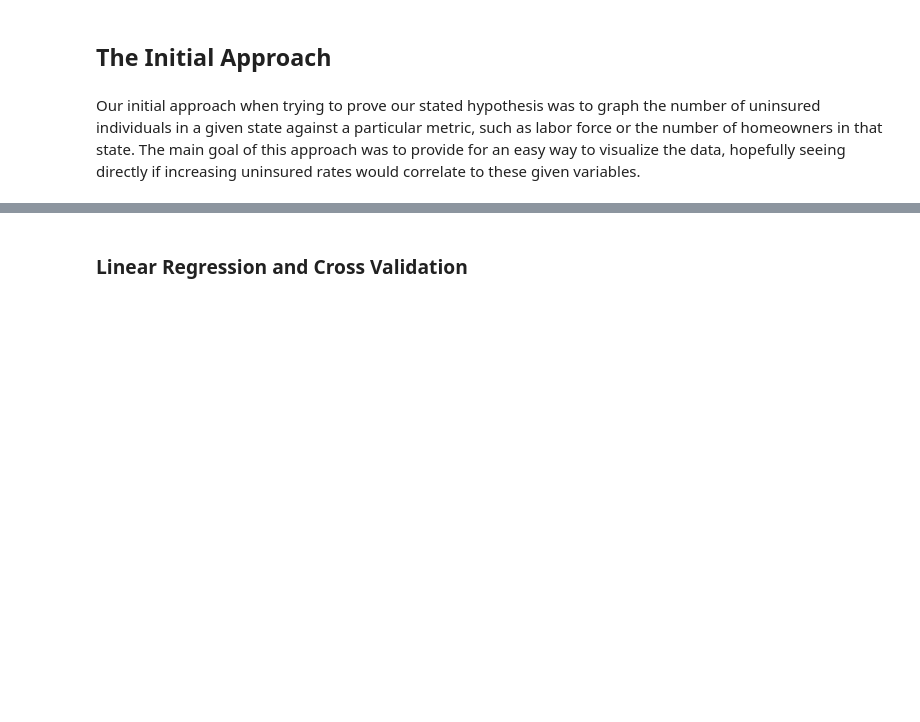
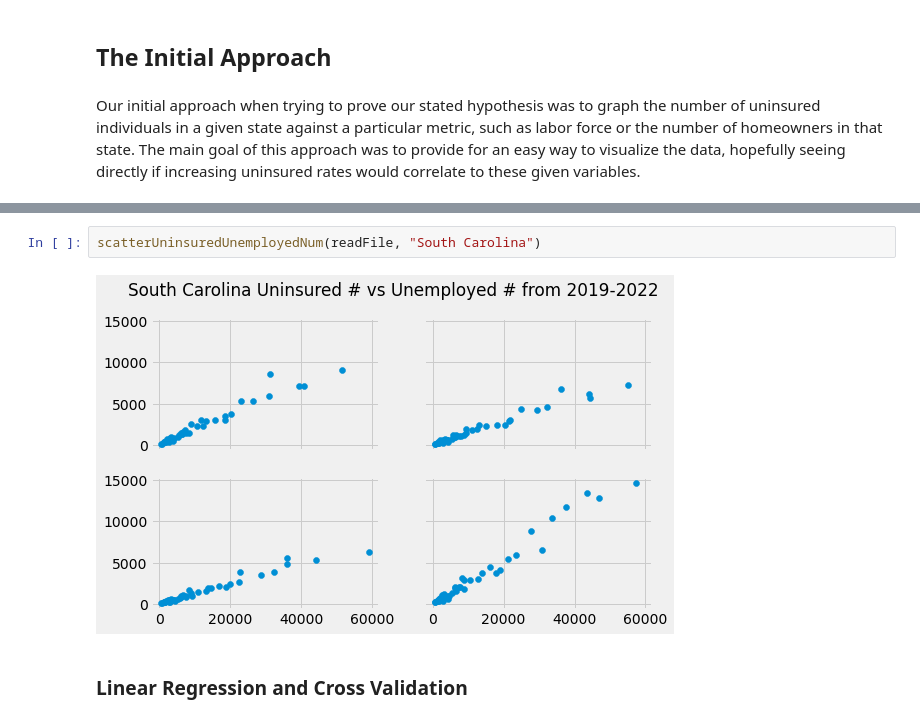
Before and after one commit to StevenWerden/APCV-361-FA22-Final, a Jupyter notebook: Final_Diguardi_Werden_Siml.ipynb, the cells around one changed output, grey strips where cells are left out. Drawn from its saved outputs; the diff is of its cells as text; blank space fills up the shorter version.

```diff
--- a/Final_Diguardi_Werden_Siml.ipynb
+++ b/Final_Diguardi_Werden_Siml.ipynb
@@ -38,3 +43,7 @@ basic(wyoming, 'Uninsured #', 'Homeowners #', 'Wyoming')
+# %%
+scatterUninsuredUnemployedNum(readFile, "South Carolina")
+# %% [output]
+[figure, added]
 # %% [markdown]
 ### Linear Regression and Cross Validation
 # %% [markdown]
```
Also changed, not shown: parts of 4 cells of this notebook, 1 other file.
